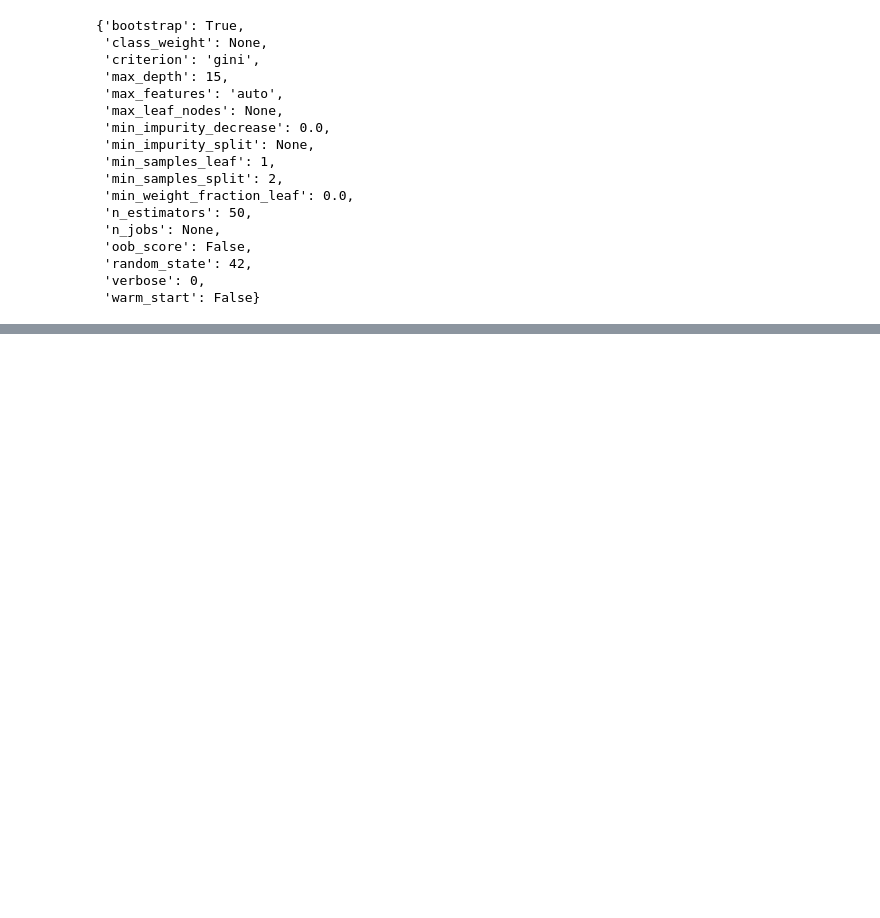
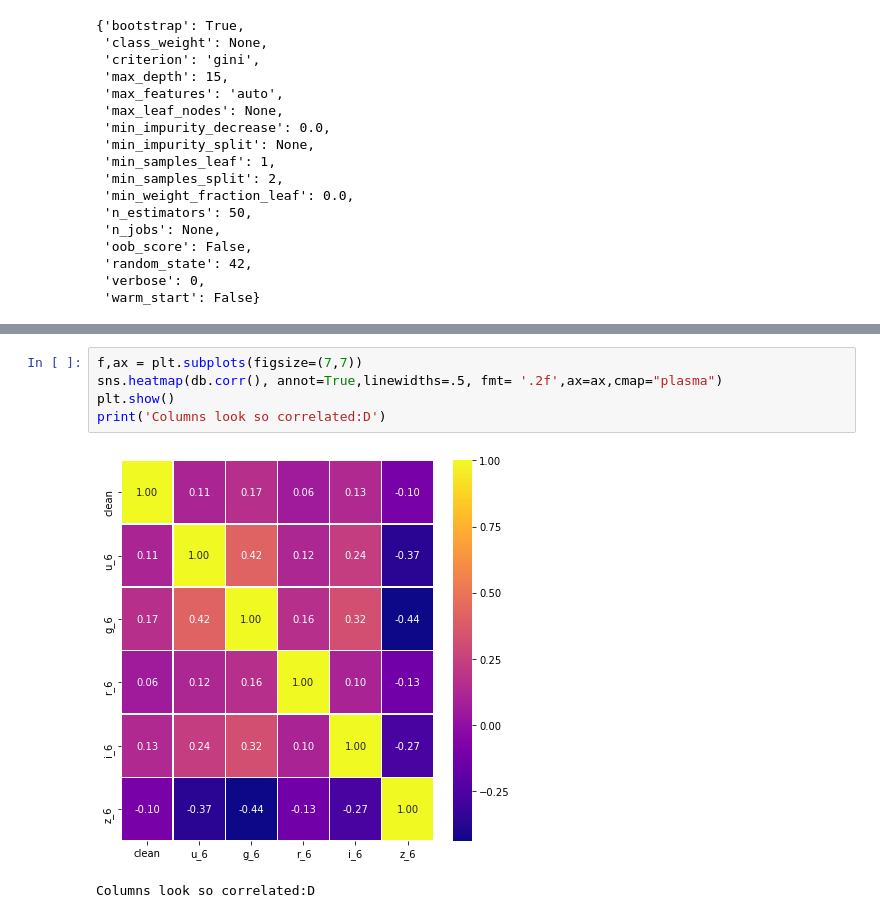
Before and after one commit to JusakNowWorldLater/Celestial-bodies-classification-problem, a Jupyter notebook: research.ipynb, the cells around one changed output, grey strips where cells are left out. Cells and saved outputs as stored; diff of their text form; blank space fills up the shorter version.

```diff
--- a/RandomTreeSearch.ipynb
+++ b/research.ipynb
@@ -198,0 +205,8 @@ feat_imp_pd
+# %%
+f,ax = plt.subplots(figsize=(7,7))
+sns.heatmap(db.corr(), annot=True,linewidths=.5, fmt= '.2f',ax=ax,cmap="plasma")
+plt.show()
+print('Columns look so correlated:D')
+# %% [output]
+[figure, added]
+Columns look so correlated:D
```
Also changed, not shown: parts of 10 cells of this notebook, 2 other files.
